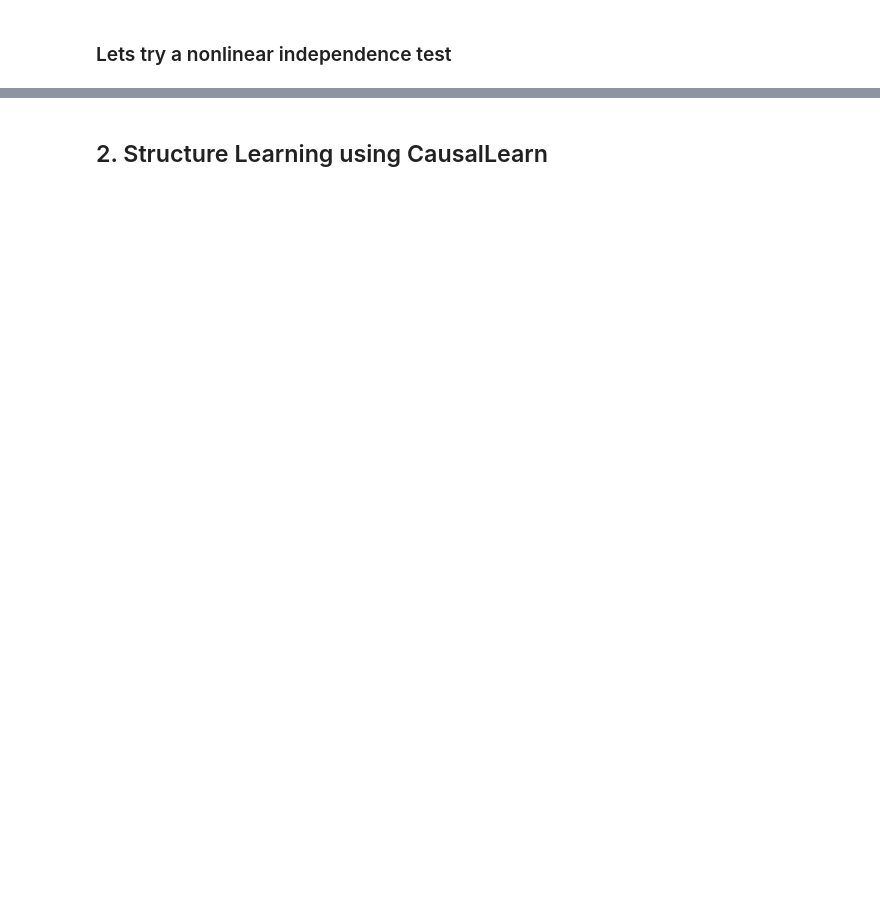
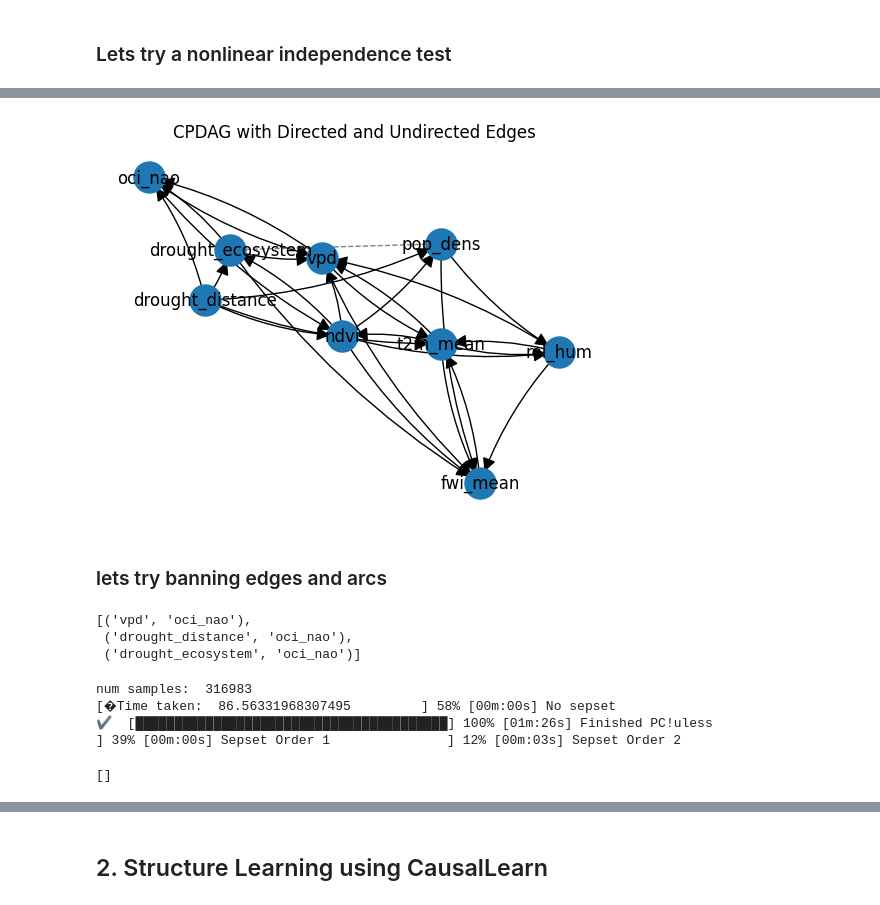
Before and after one commit to IPL-UV/casual_causality_course, a Jupyter notebook: material/week2/session1/notebooks/1_PC/causal_discovery_seasfire.ipynb, the cells around one changed output, grey strips where cells are left out. Saved outputs shown, nothing was run; the diff lists cells and outputs as text; code cells hidden in the pictures; blank space fills up the shorter version.

```diff
--- a/material/week2/session1/notebooks/1_PC/causal_discovery_seasfire.ipynb
+++ b/material/week2/session1/notebooks/1_PC/causal_discovery_seasfire.ipynb
@@ -174,0 +226,13 @@ draw_cpdag(arcs, edges, nodes)
+# %%
+def run_nonlinearPC(data, num_samples):
+    print("num samples: ", num_samples)
+    t0 = time.time()
+    pcMod = PC()
+    # the data goes into the inependence test object which is weird
+    dat = data.sample(num_samples)
+    mi = MutualInformation(dat)
+    alpha = 0.1
+    g = pcMod.estimate(hypot_test=mi, alpha=alpha)
+    t1 = time.time()
+    print("Time taken: ", t1-t0)
+    return {"cpdag":g, "time":t1-t0}
@@ -174,0 +245,7 @@ draw_cpdag(arcs, edges, nodes)
+# %%
+g = res["cpdag"]
+# %%
+# get the adjacency matrix from edge and arc list
+arcs = g.arcs()
+edges = g.edges()
+nodes = g.nodes()
@@ -174,0 +266,6 @@ draw_cpdag(arcs, edges, nodes)
+# %%
+draw_cpdag(arcs, edges, nodes, node_size=500, arrowsize=20)
+# %% [output]
+[figure, added]
+# %% [markdown]
+### lets try banning edges and arcs
@@ -174,0 +283,6 @@ draw_cpdag(arcs, edges, nodes)
+# %%
+blackArcList
+# %% [output]
+[('vpd', 'oci_nao'),
+ ('drought_distance', 'oci_nao'),
+ ('drought_ecosystem', 'oci_nao')]
@@ -174,0 +302,7 @@ draw_cpdag(arcs, edges, nodes)
+# %%
+n = data.shape[0]
+res = run_nonlinearPC(data, n)
+# %% [output]
+num samples:  316983
+[�Time taken:  86.56331968307495         ] 58% [00m:00s] No sepset
+✔  [████████████████████████████████████████] 100% [01m:26s] Finished PC!uless                     ] 39% [00m:00s] Sepset Order 1               ] 12% [00m:03s] Sepset Order 2
@@ -174,0 +316,4 @@ draw_cpdag(arcs, edges, nodes)
+# %%
+edges
+# %% [output]
+[]
```
Also changed, not shown: parts of 43 cells of this notebook, 2 other files.
